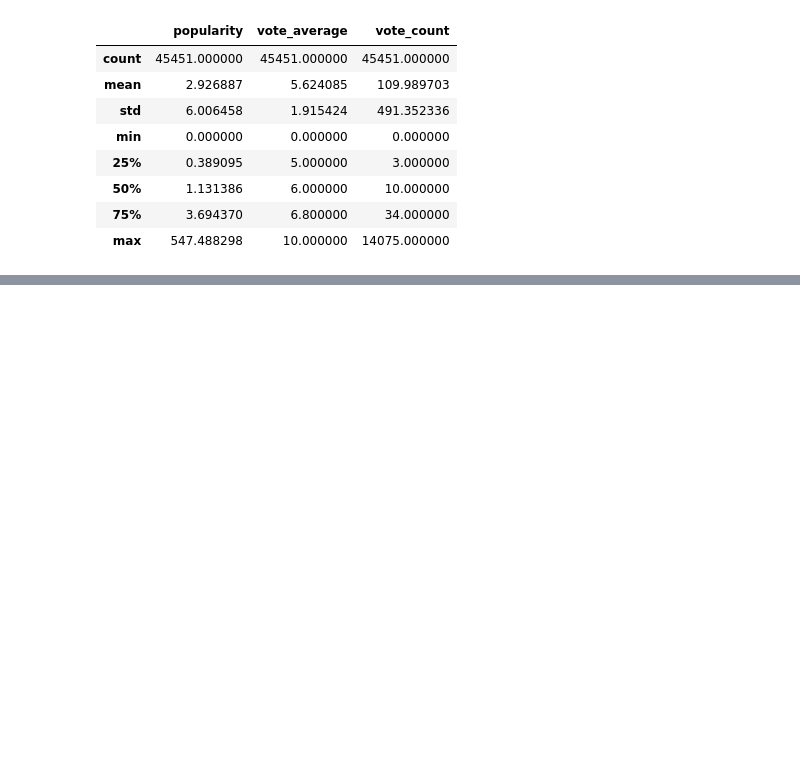
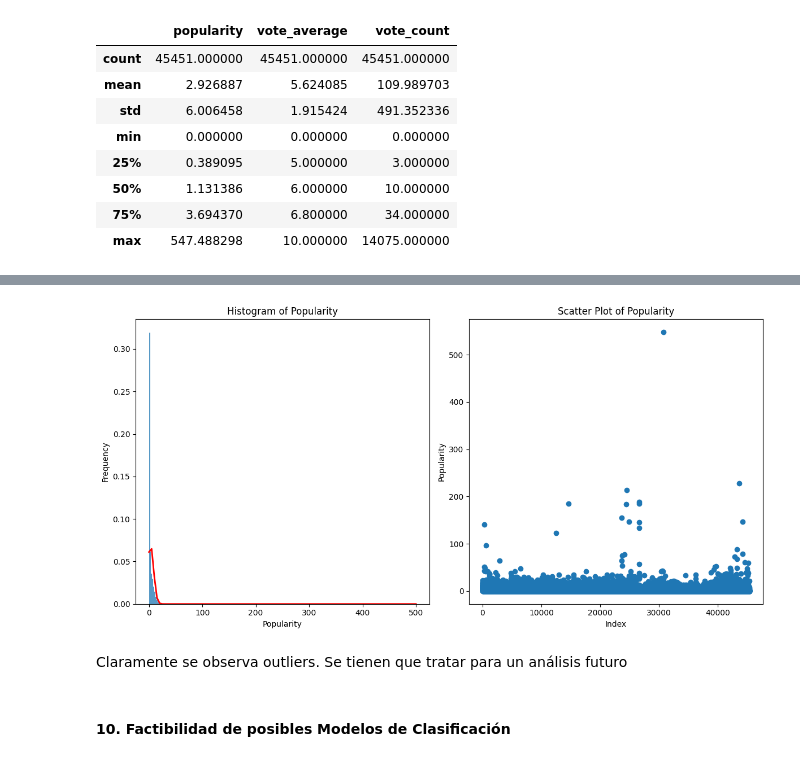
Before and after one commit to francogionardo/PI_ML, a Jupyter notebook: EDA.ipynb, the cells around one changed output, grey strips where cells are left out. Drawn from its saved outputs; the diff is of its cells as text; code cells hidden in the pictures; blank space fills up the shorter version.

```diff
--- a/EDA.ipynb
+++ b/EDA.ipynb
@@ -153,0 +275,3 @@ Name: vote_count, Length: 45451, dtype: float64
+# %%
+df = df.drop('vote_average', axis =1)
+df = df.drop('vote_count', axis =1)
@@ -153,0 +296,3 @@ Name: vote_count, Length: 45451, dtype: float64
+# %%
+# Se borran los duplicados y se mantienen las primeras apariciones
+df.drop_duplicates(subset='title', keep='first', inplace=True)
@@ -153,0 +327,40 @@ Name: vote_count, Length: 45451, dtype: float64
+# %%
+
+import matplotlib.pyplot as plt
+import numpy as np
+from scipy.stats import norm
+
+# Crear una figura con dos subtramas en la misma fila
+fig, (ax1, ax2) = plt.subplots(1, 2, figsize=(12, 6))
+
+# Histograma
+ax1.hist(df['popularity'], bins=50, range=(0, 100), density=True, alpha=0.75)
+ax1.set_xlabel('Popularity')
+ax1.set_ylabel('Frequency')
+ax1.set_title('Histogram of Popularity')
+
+# Generar los valores para la línea de la campana de Gauss
+mu, sigma = df['popularity'].mean(), df['popularity'].std()
+x = np.linspace(0, 500, 100)
+y = norm.pdf(x, mu, sigma)  # Función de densidad de probabilidad
+
+# Trazar la línea de la campana de Gauss
+ax1.plot(x, y, 'r-', linewidth=2)
+
+# Diagrama de dispersión
+ax2.scatter(df.index, df['popularity'])
+ax2.set_xlabel('Index')
+ax2.set_ylabel('Popularity')
+ax2.set_title('Scatter Plot of Popularity')
+
+# Ajustar el espaciado entre las subtramas
+plt.tight_layout()
+
+# Mostrar la figura
+plt.show()
+# %% [output]
+[figure, added]
+# %% [markdown]
+Claramente se observa outliers. Se tienen que tratar para un análisis futuro
+# %% [markdown]
+#### 10. Factibilidad de posibles Modelos de Clasificación
```
Also changed, not shown: parts of 58 cells of this notebook, 3 other files.
